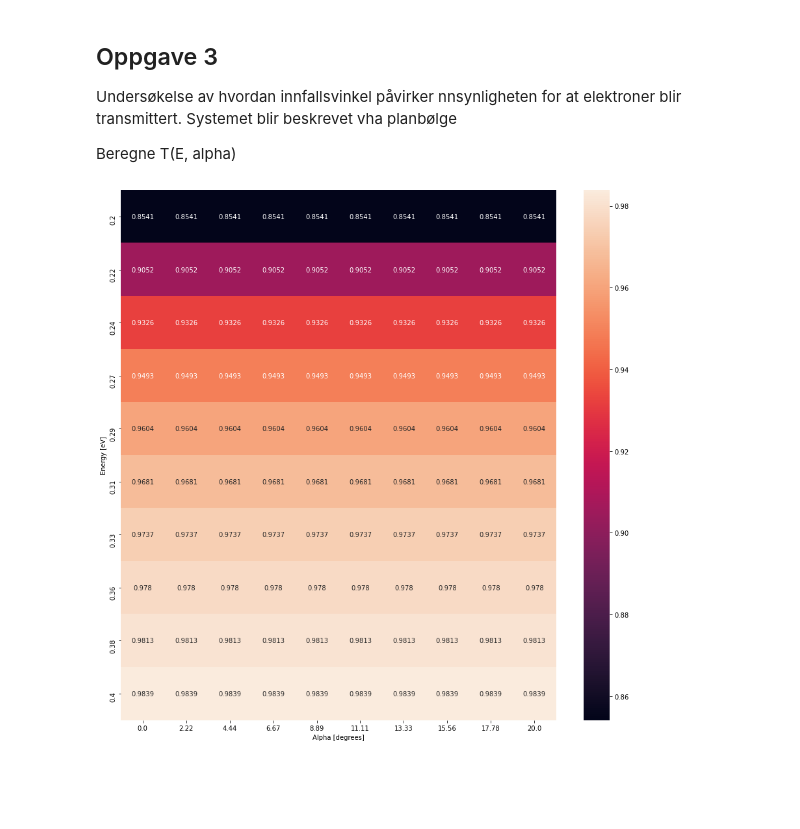
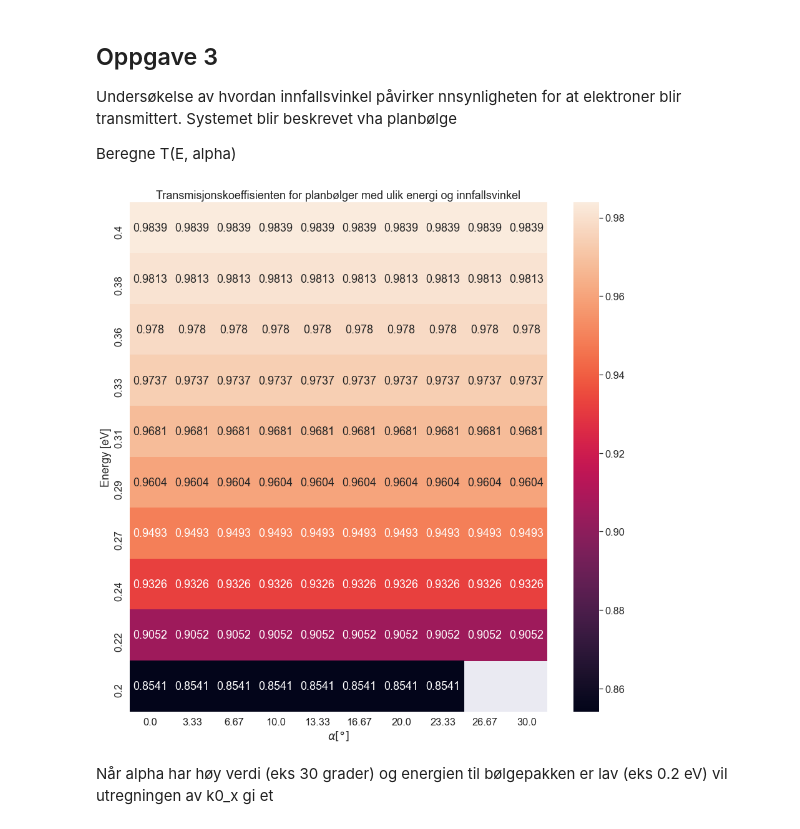
Before and after one commit to astridmo/Fys245-Quantum-physics, a Jupyter notebook: oblig/ObligFys245.ipynb, the cells around one changed output. Saved outputs shown, nothing was run; the diff lists cells and outputs as text; code cells hidden in the pictures; blank space fills up the shorter version.

Commit message:
Finish heatmap

```diff
--- a/oblig/ObligFys245.ipynb
+++ b/oblig/ObligFys245.ipynb
@@ -184,8 +184,8 @@ Systemet blir beskrevet vha planbølge
 Beregne T(E, alpha)
 # %%
 V0 = 0.16  # [eV]
-E = np.linspace(0.2, 0.4, 10)  # eV
-alpha = np.linspace(0, 20, 10)  # degrees
+E = np.linspace(0.4, 0.2, 10)  # eV
+alpha = np.linspace(0, 30, 10)  # degrees
 
 
 #E = 0.2
@@ -223,35 +223,40 @@ def T(E, V0, alpha):
         k0_x = np.sqrt(k0_2 - k_y**2)
         k0 = np.sqrt(k0_x**2 + k_y**2)
 
         T[i] = 4 * k * k0 / (k + k0) ** 2
 
     return T
 
 def R(E, alpha):
     """
     Funksjon for å beregne refleksjonskoeffisienten avhengig av energien og
     og innfallsvinkelen til planbølgen. Vil være i intervallet [0,1]
 
     Inputs
     ------
     E - float
-        Energi til planbølgen
+        Energi til planbølgen [eV]
     alpha - float
-        Innfallsvinkel til planbølgen
+        Innfallsvinkel til planbølgen [grader]
 
     Returns
     -------
     float
         Refleksjonskoeffisienten til planbølgen
     """
     pass
 
-
+# Regne ut transmisjonskoeffisienten for energi- og alpha-verdier
 T_values = T(E, V0, alpha)
 
+# Plotte transmisjonskoeffisienten
+sns.set(font_scale=1.5)
 fig, ax = plt.subplots(figsize=(15,15))
 sns.heatmap(data=T_values, annot=True, fmt='.4g', xticklabels=alpha.round(2), yticklabels=E.round(2))
-ax.set(xlabel='alpha [degrees]', ylabel='Energy [eV]')
+ax.set(xlabel=r'$\alpha [\degree]$', ylabel='Energy [eV]', title='Transmisjonskoeffisienten for planbølger med ulik energi og innfallsvinkel')
 plt.show()
 # %% [output]
-[figure, old version]
+[figure, new version]
+# %% [markdown]
+Når alpha har høy verdi (eks 30 grader) og energien til bølgepakken er lav (eks 0.2 eV) vil utregningen av k0_x gi
+et
```
